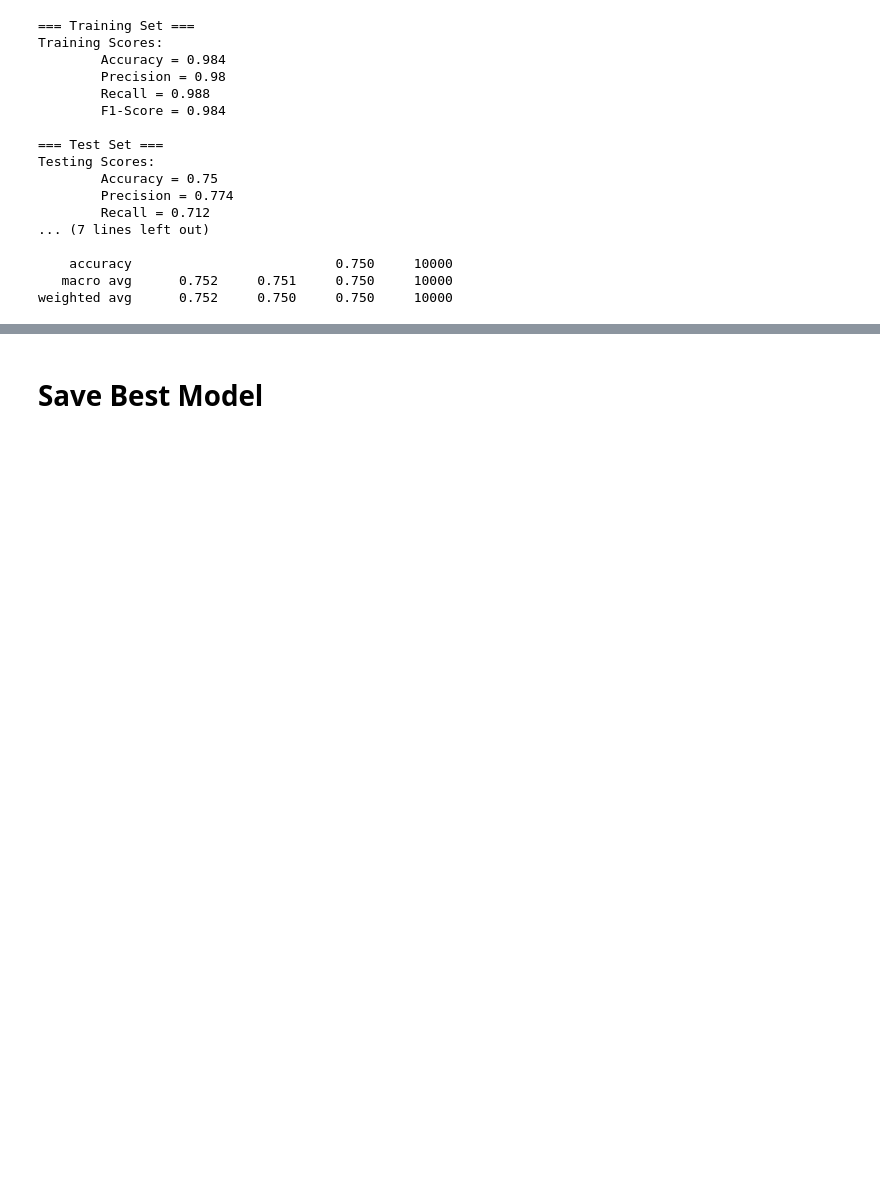
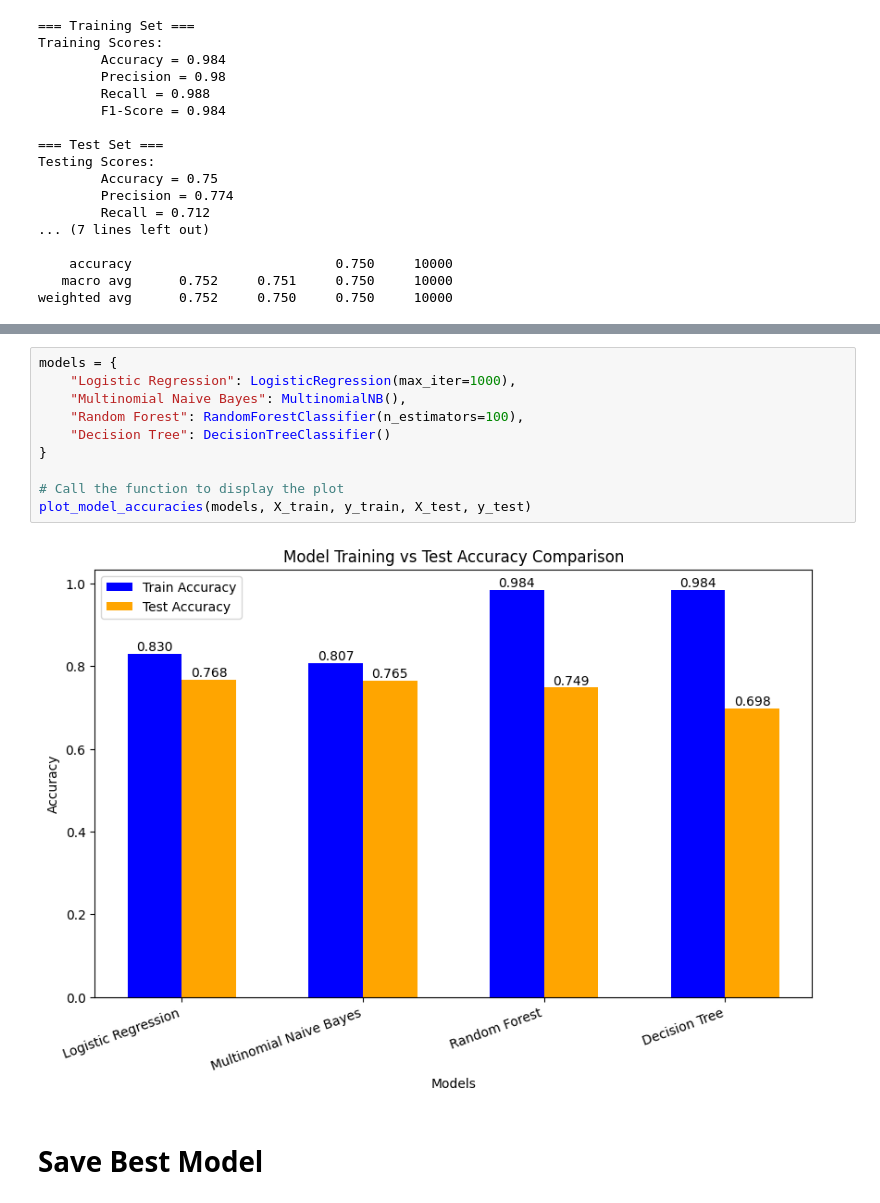
Before and after one commit to isharamaduranga/CI-ML-Project--Sentimental-Analyses-, a Jupyter notebook: notebooks/03.model_building_with_Visualization.ipynb, the cells around one changed output, grey strips where cells are left out. Drawn from its saved outputs; the diff is of its cells as text; blank space fills up the shorter version.

```diff
--- a/notebooks/03.model_building_with_Visualization.ipynb
+++ b/notebooks/03.model_building_with_Visualization.ipynb
@@ -509,3 +689,15 @@ weighted avg      0.752     0.750     0.750     10000
+# %%
+models = {
+    "Logistic Regression": LogisticRegression(max_iter=1000),
+    "Multinomial Naive Bayes": MultinomialNB(),
+    "Random Forest": RandomForestClassifier(n_estimators=100),
+    "Decision Tree": DecisionTreeClassifier()
+}
+
+# Call the function to display the plot
+plot_model_accuracies(models, X_train, y_train, X_test, y_test)
+# %% [output]
+[figure, added]
 # %% [markdown]
 # Save Best Model
 # %%
```
Also changed, not shown: parts of 10 cells of this notebook, 5 other files.
